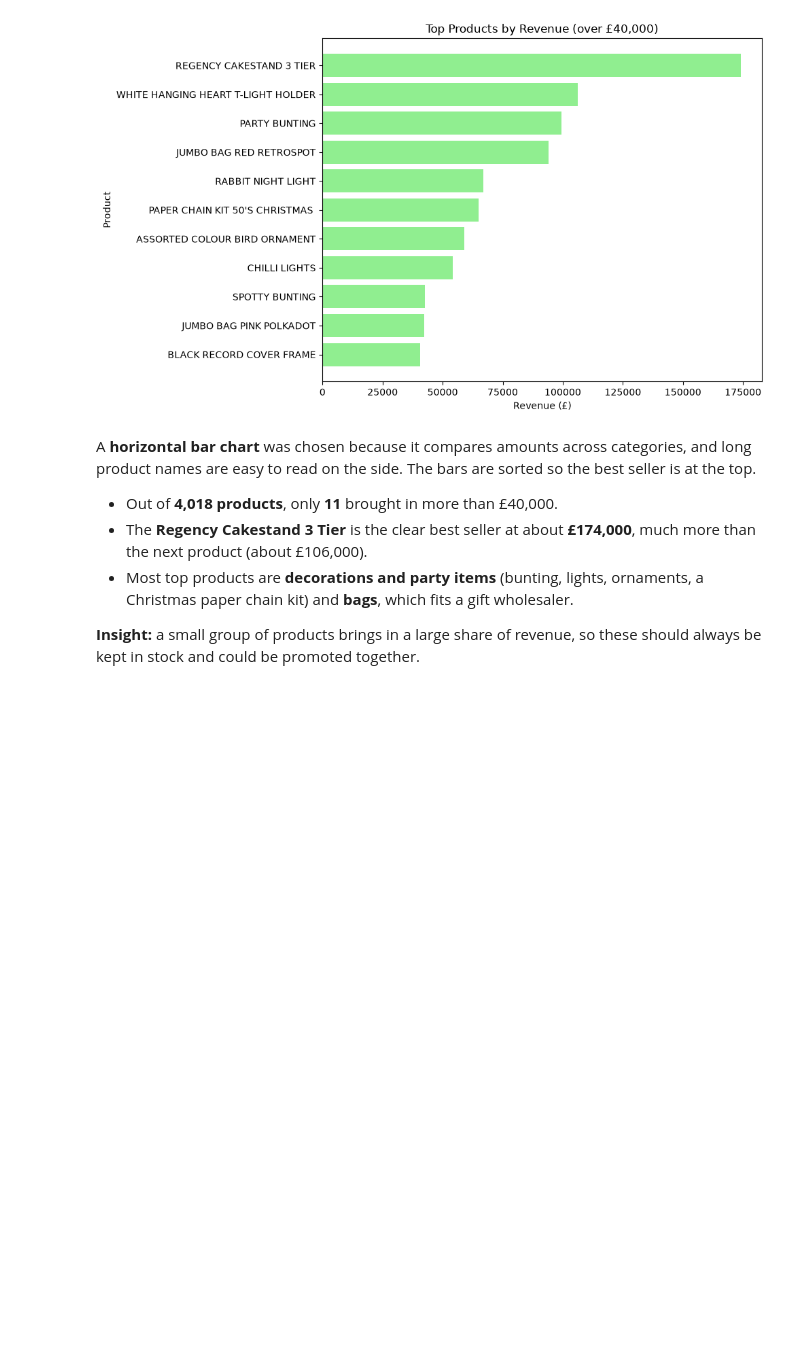
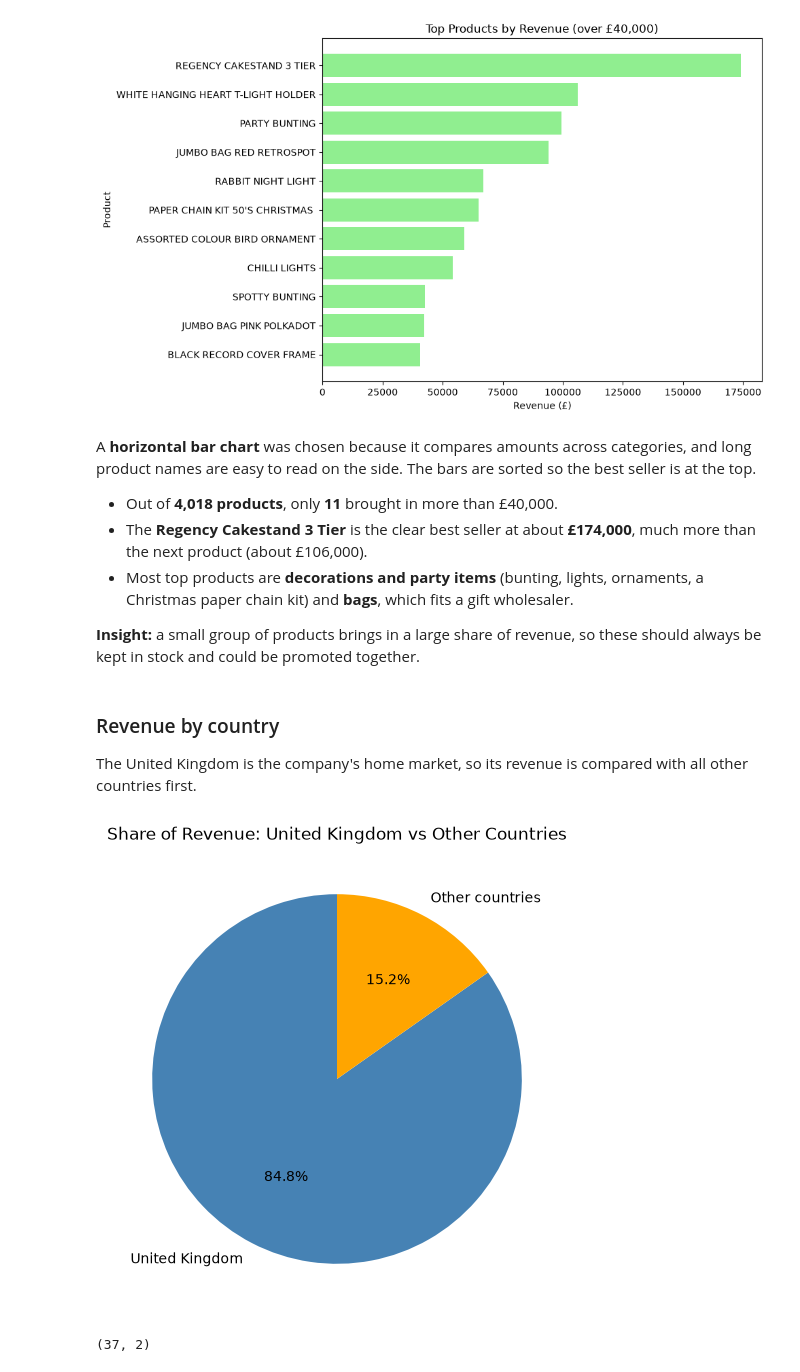
Before and after one commit to chryswds/DVC-CA2, a Jupyter notebook: DVC-CA2.ipynb, the cells around one changed output. Cells and saved outputs as stored; diff of their text form; code cells hidden in the pictures; blank space fills up the shorter version.

Commit message:
Add revenue by country charts

```diff
--- a/DVC-CA2.ipynb
+++ b/DVC-CA2.ipynb
@@ -416,3 +416,23 @@ A **horizontal bar chart** was chosen because it compares amounts across categor
 - Most top products are **decorations and party items** (bunting, lights, ornaments, a Christmas paper chain kit) and **bags**, which fits a gift wholesaler.
 
 **Insight:** a small group of products brings in a large share of revenue, so these should always be kept in stock and could be promoted together.
+# %% [markdown]
+### Revenue by country
+The United Kingdom is the company's home market, so its revenue is compared with all other countries first.
+# %%
+other_countries = df_clean[df_clean['Country'] != 'United Kingdom']
+
+uk_revenue = df_clean[df_clean['Country'] == 'United Kingdom']['Revenue'].sum()
+other_revenue = other_countries['Revenue'].sum()
+
+plt.figure(figsize=(6,6))
+plt.pie([uk_revenue, other_revenue], labels=['United Kingdom', 'Other countries'], autopct="%1.1f%%", startangle=90, colors=['steelblue', 'orange'])
+plt.title('Share of Revenue: United Kingdom vs Other Countries')
+plt.show()
+# %% [output]
+[figure, added]
+# %%
+country_revenue = other_countries.groupby('Country', as_index=False)[['Revenue']].sum()
+country_revenue.shape
+# %% [output]
+(37, 2)
```
Also changed, not shown: parts of 2 cells of this notebook.
